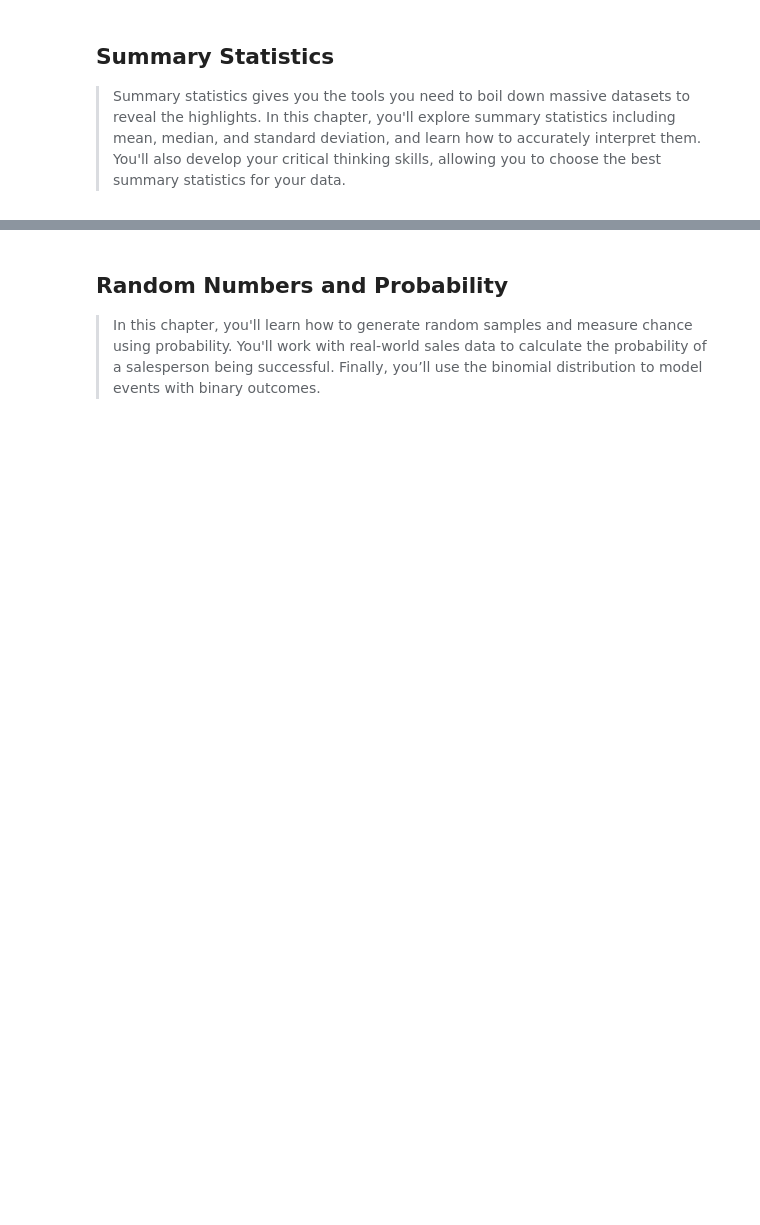
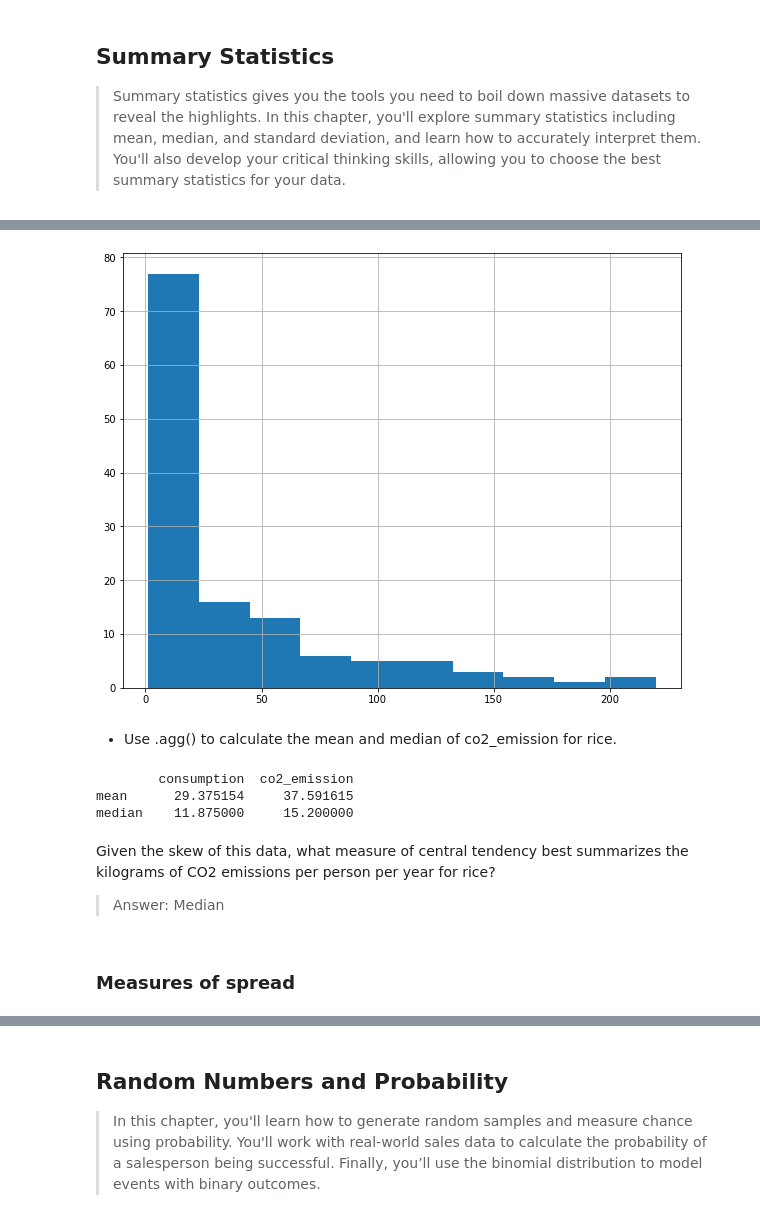
Before and after one commit to anhhaibkhn/Data-Science-selfstudy-notes-Blog, a Jupyter notebook: _notebooks/Introduction to Statistics in Python/2022-08-31-Introduction to Statistics in Python.ipynb, the cells around one changed output, grey strips where cells are left out. Cells and saved outputs as stored; diff of their text form; code cells hidden in the pictures; blank space fills up the shorter version.

```diff
--- a/_notebooks/Introduction to Statistics in Python/2022-08-31-Introduction to Statistics in Python.ipynb
+++ b/_notebooks/Introduction to Statistics in Python/2022-08-31-Introduction to Statistics in Python.ipynb
@@ -21,7 +21,7 @@ import pandas as pd
 import numpy as np
 import warnings
 import matplotlib.pyplot as plt
-plt.rcParams['figure.figsize'] = [8, 6]
+plt.rcParams['figure.figsize'] = [10, 8]
 
 pd.set_option('display.expand_frame_repr', False)
 
@@ -46,0 +68,3 @@ warnings.filterwarnings("ignore", category=FutureWarning)
+# %%
+food_consumption = pd.read_csv('./datasets/food_consumption.csv', index_col=0)
+display(food_consumption.head())
@@ -46,0 +132,30 @@ warnings.filterwarnings("ignore", category=FutureWarning)
+# %%
+# Import matplotlib.pyplot with alias plt
+import matplotlib.pyplot as plt
+
+# Subset for food_category equals rice
+rice_consumption = food_consumption[food_consumption['food_category'] == 'rice']
+
+# Histogram of co2_emission for rice and show plot
+rice_consumption.co2_emission.hist()
+plt.show()
+# %% [output]
+[figure, added]
+# %% [markdown]
+- Use .agg() to calculate the mean and median of co2_emission for rice.
+# %%
+# Subset for food_category equals rice
+rice_consumption = food_consumption[food_consumption['food_category'] == 'rice']
+
+# Calculate mean and median of co2_emission with .agg()
+print(rice_consumption.agg([np.mean, np.median]))
+# %% [output]
+        consumption  co2_emission
+mean      29.375154     37.591615
+median    11.875000     15.200000
+# %% [markdown]
+Given the skew of this data, what measure of central tendency best summarizes the kilograms of CO2 emissions per person per year for rice?
+
+> Answer: Median
+# %% [markdown]
+### Measures of spread
```
Also changed, not shown: parts of 25 cells of this notebook, 13 other files.
